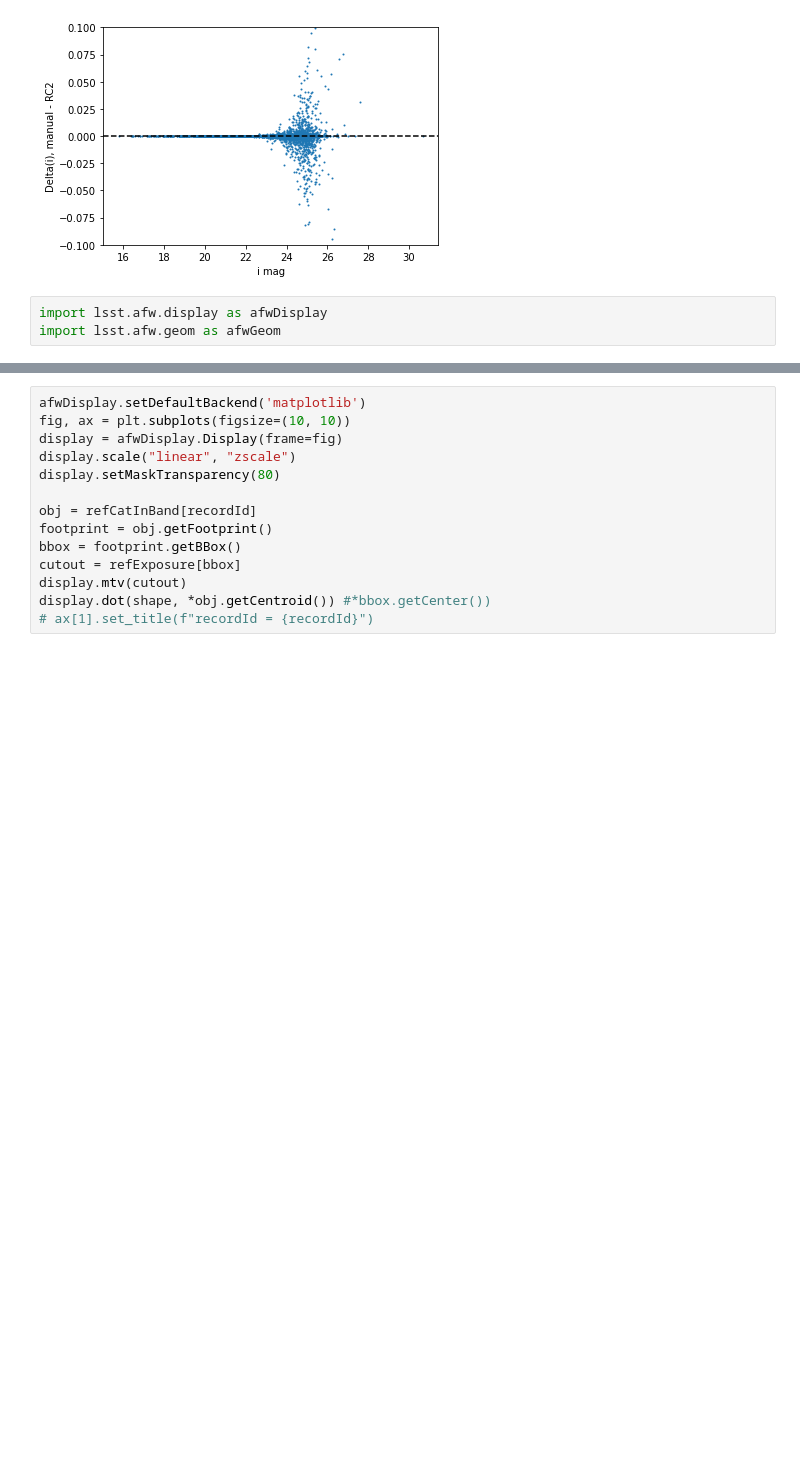
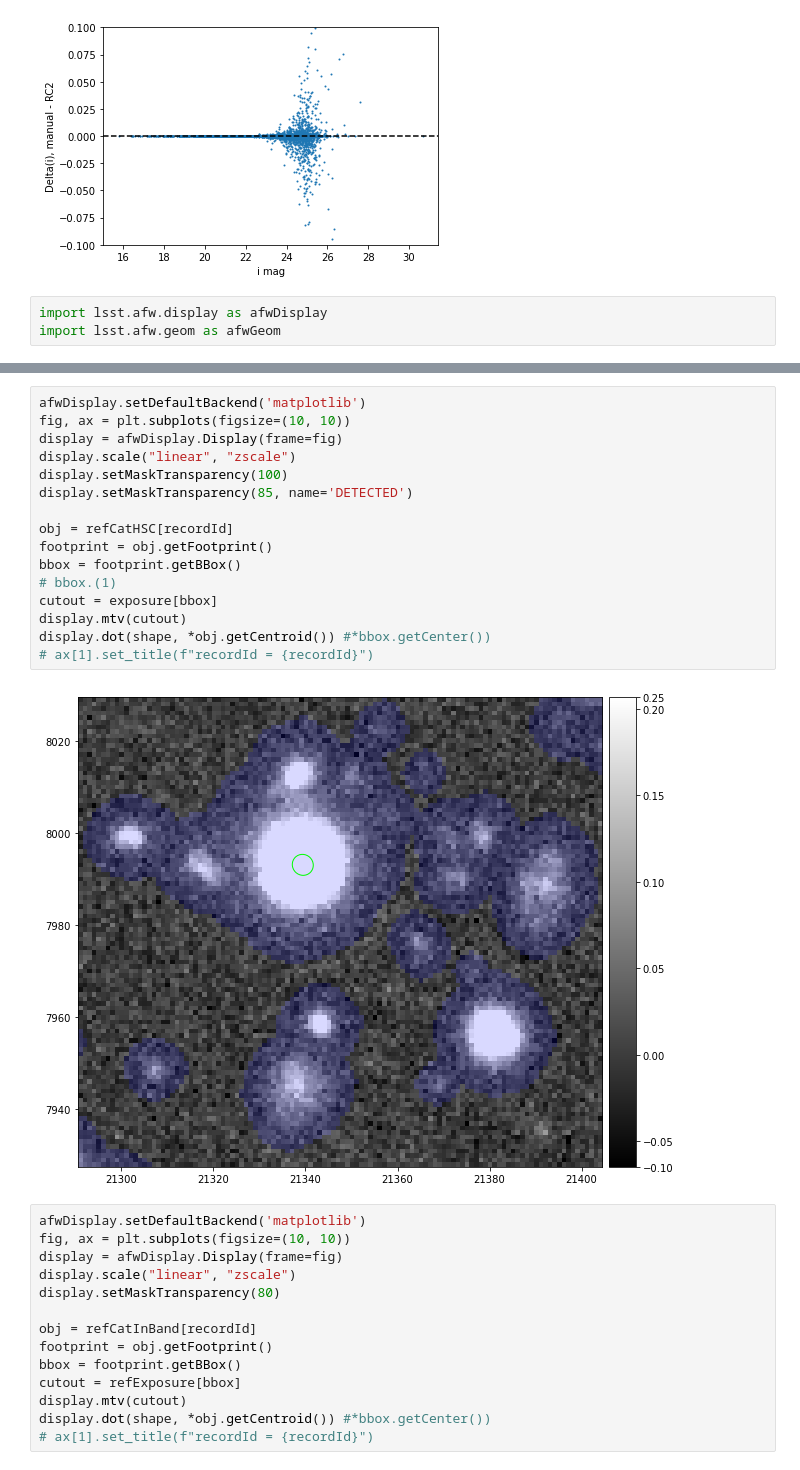
Before and after one commit to MerianSurvey/lambo, a Jupyter notebook: notebooks/hsc_gaap/refCat=Merian.ipynb, the cells around one changed output, grey strips where cells are left out. Drawn from its saved outputs; the diff is of its cells as text; blank space fills up the shorter version.

```diff
--- a/notebooks/hsc_gaap/refCat=Merian.ipynb
+++ b/notebooks/hsc_gaap/refCat=Merian.ipynb
@@ -337,3 +384,21 @@ display.dot(shape, *obj.getCentroid()) #*bbox.getCenter())
+# %%
+afwDisplay.setDefaultBackend('matplotlib')
+fig, ax = plt.subplots(figsize=(10, 10))
+display = afwDisplay.Display(frame=fig)
+display.scale("linear", "zscale")
+display.setMaskTransparency(100)
+display.setMaskTransparency(85, name='DETECTED')
+
+obj = refCatHSC[recordId]
+footprint = obj.getFootprint()
+bbox = footprint.getBBox()
+# bbox.(1)
+cutout = exposure[bbox]
+display.mtv(cutout)
+display.dot(shape, *obj.getCentroid()) #*bbox.getCenter())
+# ax[1].set_title(f"recordId = {recordId}")
+# %% [output]
+[figure, added]
 # %%
 afwDisplay.setDefaultBackend('matplotlib')
 fig, ax = plt.subplots(figsize=(10, 10))
```
Also changed, not shown: parts of 16 cells of this notebook, 1 other file.
